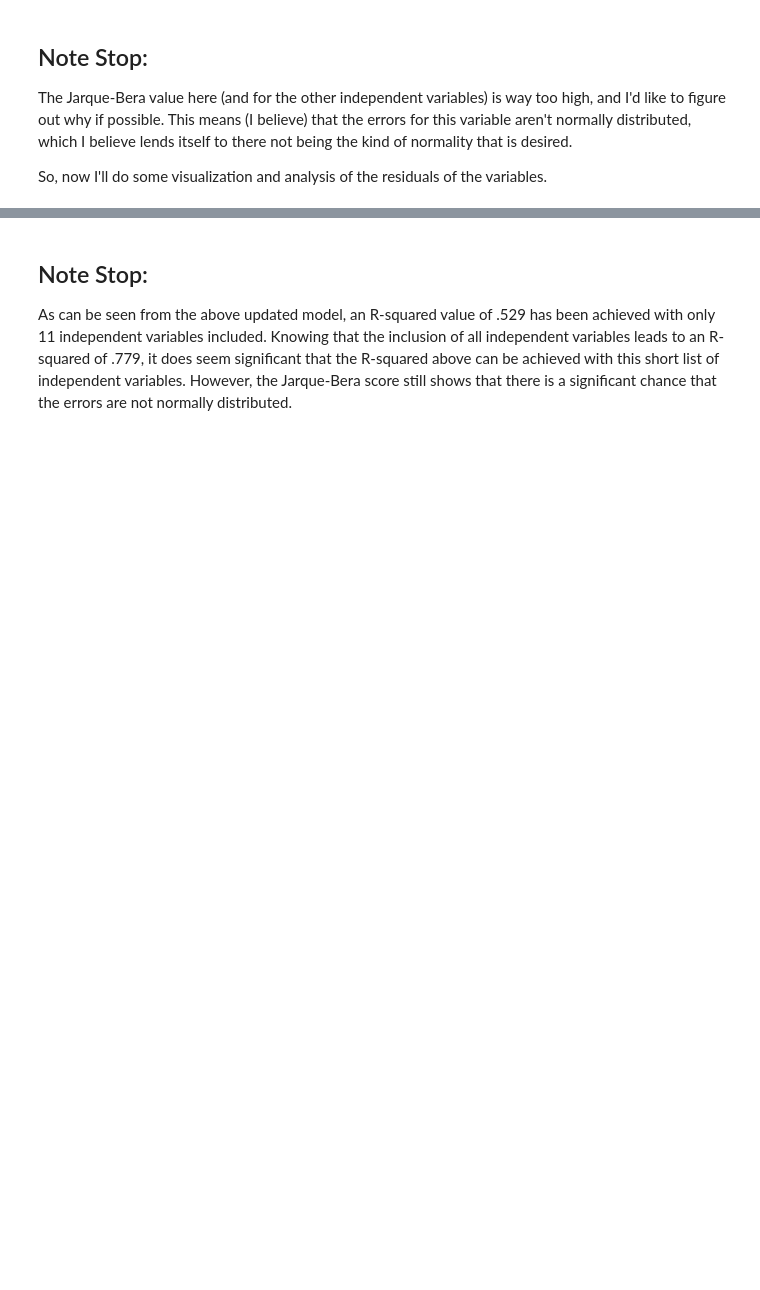
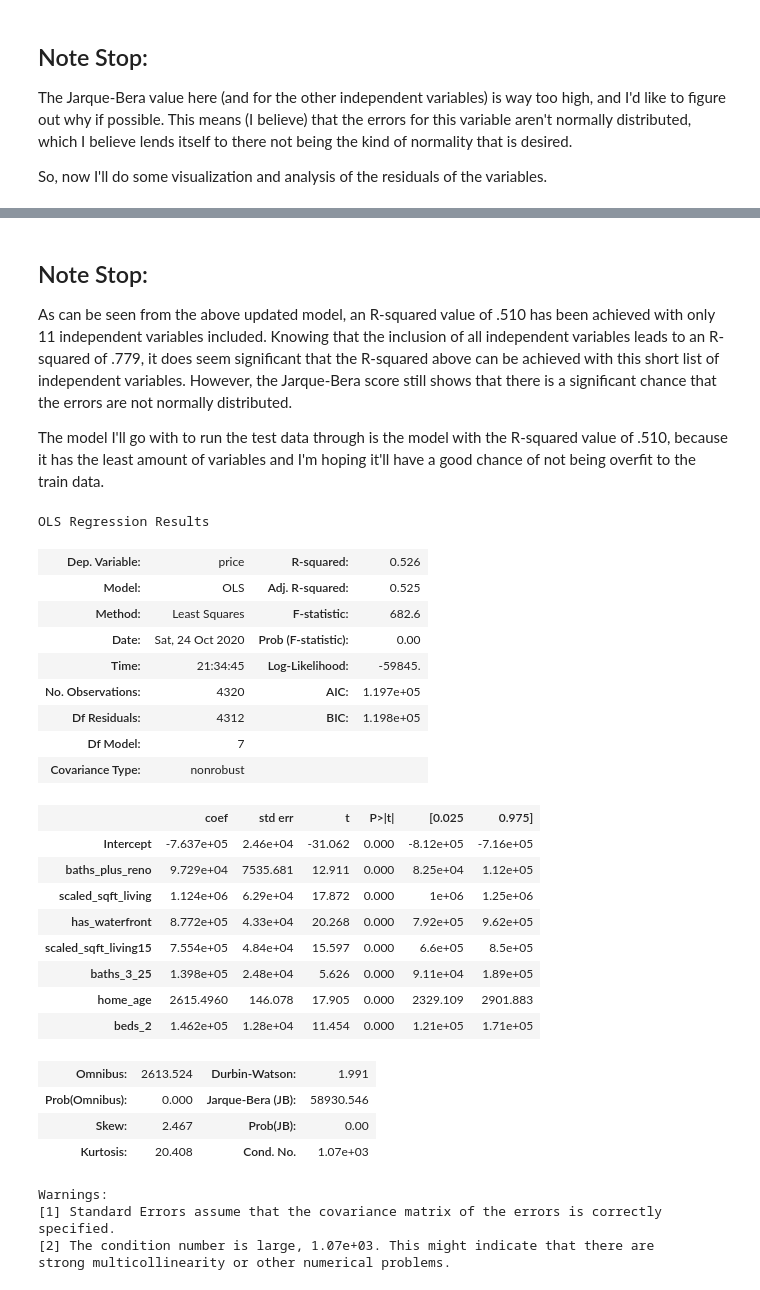
Before and after one commit to emel333/house-price-predict, a Jupyter notebook: Untitled.ipynb, the cells around one changed output, grey strips where cells are left out. Cells and saved outputs as stored; diff of their text form; code cells hidden in the pictures; blank space fills up the shorter version.

```diff
--- a/Untitled.ipynb
+++ b/Untitled.ipynb
@@ -773,4 +867,47 @@ strong multicollinearity or other numerical problems.
 Note Stop:
 --
 
-As can be seen from the above updated model, an R-squared value of .529 has been achieved with only 11 independent variables included. Knowing that the inclusion of all independent variables leads to an R-squared of .779, it does seem significant that the R-squared above can be achieved with this short list of independent variables. However, the Jarque-Bera score still shows that there is a significant chance that the errors are not normally distributed.
+As can be seen from the above updated model, an R-squared value of .510 has been achieved with only 11 independent variables included. Knowing that the inclusion of all independent variables leads to an R-squared of .779, it does seem significant that the R-squared above can be achieved with this short list of independent variables. However, the Jarque-Bera score still shows that there is a significant chance that the errors are not normally distributed.
+
+The model I'll go with to run the test data through is the model with the R-squared value of .510, because it has the least amount of variables and I'm hoping it'll have a good chance of not being overfit to the train data.
+# %%
+# Running the test data through the model.
+
+include = ['baths_plus_reno','scaled_sqft_living','has_waterfront','scaled_sqft_living15',
+          'baths_3_25','home_age','beds_2']
+
+outcome3 = 'price'
+predictors3 = test3.drop(['price'],axis=1)
+pred_sum3 = '+'.join(predictors3[include])
+formula3 = outcome3 + '~' + pred_sum3
+
+model3 = ols(formula=formula3, data=test3).fit()
+model3.summary()
+# %% [output]
+OLS Regression Results
+| Dep. Variable: | price | R-squared: | 0.526 |
+| Model: | OLS | Adj. R-squared: | 0.525 |
+| Method: | Least Squares | F-statistic: | 682.6 |
+| Date: | Sat, 24 Oct 2020 | Prob (F-statistic): | 0.00 |
+| Time: | 21:34:45 | Log-Likelihood: | -59845. |
+| No. Observations: | 4320 | AIC: | 1.197e+05 |
+| Df Residuals: | 4312 | BIC: | 1.198e+05 |
+| Df Model: | 7 |  |  |
+| Covariance Type: | nonrobust |  |  |
+|  | coef | std err | t | P>|t| | [0.025 | 0.975] |
+| Intercept | -7.637e+05 | 2.46e+04 | -31.062 | 0.000 | -8.12e+05 | -7.16e+05 |
+| baths_plus_reno | 9.729e+04 | 7535.681 | 12.911 | 0.000 | 8.25e+04 | 1.12e+05 |
+| scaled_sqft_living | 1.124e+06 | 6.29e+04 | 17.872 | 0.000 | 1e+06 | 1.25e+06 |
+| has_waterfront | 8.772e+05 | 4.33e+04 | 20.268 | 0.000 | 7.92e+05 | 9.62e+05 |
+| scaled_sqft_living15 | 7.554e+05 | 4.84e+04 | 15.597 | 0.000 | 6.6e+05 | 8.5e+05 |
+| baths_3_25 | 1.398e+05 | 2.48e+04 | 5.626 | 0.000 | 9.11e+04 | 1.89e+05 |
+| home_age | 2615.4960 | 146.078 | 17.905 | 0.000 | 2329.109 | 2901.883 |
+| beds_2 | 1.462e+05 | 1.28e+04 | 11.454 | 0.000 | 1.21e+05 | 1.71e+05 |
+| Omnibus: | 2613.524 | Durbin-Watson: | 1.991 |
+| Prob(Omnibus): | 0.000 | Jarque-Bera (JB): | 58930.546 |
+| Skew: | 2.467 | Prob(JB): | 0.00 |
+| Kurtosis: | 20.408 | Cond. No. | 1.07e+03 |
+Warnings:
+[1] Standard Errors assume that the covariance matrix of the errors is correctly specified.
+[2] The condition number is large, 1.07e+03. This might indicate that there are
+strong multicollinearity or other numerical problems.
```
Also changed, not shown: parts of 27 cells of this notebook.
